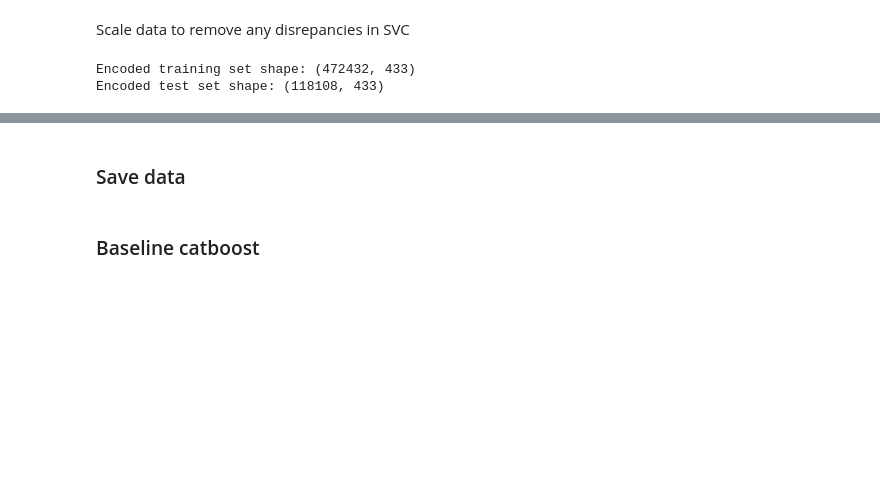
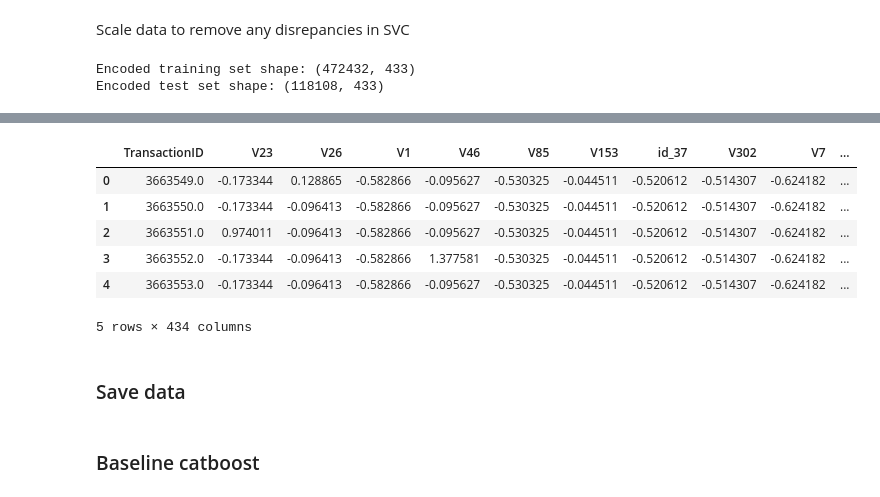
Before and after one commit to poinka/FraudDetection, a Jupyter notebook: main.ipynb, the cells around one changed output, grey strips where cells are left out. Cells and saved outputs as stored; diff of their text form; code cells hidden in the pictures; blank space fills up the shorter version.

```diff
--- a/main.ipynb
+++ b/main.ipynb
@@ -221,3 +230,7 @@ train[cat_cols] = cat_imputer.fit_transform(train[cat_cols])
 print("Total missing values after imputation:", train.isnull().sum().sum())
 # %% [output]
 Total missing values after imputation: 0
+# %%
+test[num_cols] = num_imputer.transform(test[num_cols])
+test[cat_cols] = cat_imputer.transform(test[cat_cols])
+print("Total missing values after imputation:", train.isnull().sum().sum())
@@ -243,3 +256,5 @@ KeyboardInterrupt:
+# %%
+test_encoded_cat = encoder_high.transform(test[cat_cols])
 # %% [markdown]
 ### Data normalization
 # %% [markdown]
@@ -248,9 +263,13 @@ Scale data to remove any disrepancies in SVC
 scaler = StandardScaler()
 X_train_scaled_num = scaler.fit_transform(X_train[num_cols])
 X_test_scaled_num = scaler.transform(X_test[num_cols])
+# %%
+test_scaled_num = scaler.transform(test[num_cols])
 # %%
 X_train_scaled = pd.DataFrame(np.hstack([X_train_encoded_cat.values, X_train_scaled_num]), columns=cat_cols + num_cols)
 X_test_scaled = pd.DataFrame(np.hstack([X_test_encoded_cat.values, X_test_scaled_num]), columns=cat_cols + num_cols)
+# %%
+test_scaled = pd.DataFrame(np.hstack([test_encoded_cat.values, test_scaled_num]), columns=cat_cols + num_cols)
 # %%
 print("Encoded training set shape:", X_train_scaled.shape)
 print("Encoded test set shape:", X_test_scaled.shape)
@@ -269,3 +293,14 @@ X_train_scaled.head()
+# %%
+test_scaled = pd.DataFrame(np.hstack([test[["TransactionID"]], test_scaled]), columns=["TransactionID"] + list(test_scaled.columns))
+test_scaled.head()
+# %% [output]
+|  | TransactionID | V23 | V26 | V1 | V46 | V85 | V153 | id_37 | V302 | V7 | ... |
+| 0 | 3663549.0 | -0.173344 | 0.128865 | -0.582866 | -0.095627 | -0.530325 | -0.044511 | -0.520612 | -0.514307 | -0.624182 | ... |
+| 1 | 3663550.0 | -0.173344 | -0.096413 | -0.582866 | -0.095627 | -0.530325 | -0.044511 | -0.520612 | -0.514307 | -0.624182 | ... |
+| 2 | 3663551.0 | 0.974011 | -0.096413 | -0.582866 | -0.095627 | -0.530325 | -0.044511 | -0.520612 | -0.514307 | -0.624182 | ... |
+| 3 | 3663552.0 | -0.173344 | -0.096413 | -0.582866 | 1.377581 | -0.530325 | -0.044511 | -0.520612 | -0.514307 | -0.624182 | ... |
+| 4 | 3663553.0 | -0.173344 | -0.096413 | -0.582866 | -0.095627 | -0.530325 | -0.044511 | -0.520612 | -0.514307 | -0.624182 | ... |
+5 rows × 434 columns
 # %% [markdown]
 ### Save data
 # %%
```
Also changed, not shown: parts of 18 cells of this notebook, 1 other file.
